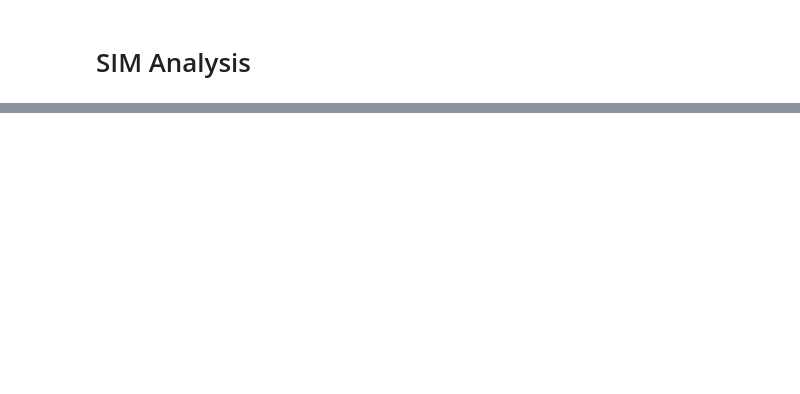
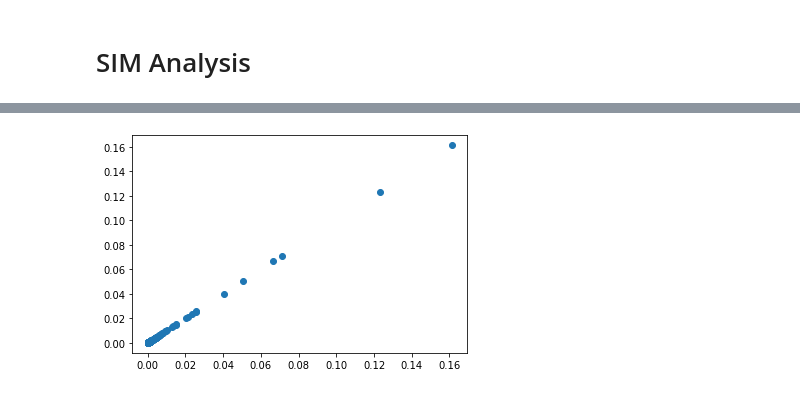
Before and after one commit to YannisZa/GeNSIT, a Jupyter notebook: notebooks/Reading outputs (work in progress).ipynb, the cells around one changed output, grey strips where cells are left out. Drawn from its saved outputs; the diff is of its cells as text; code cells hidden in the pictures; blank space fills up the shorter version.

```diff
--- a/notebooks/Reading outputs (work in progress).ipynb
+++ b/notebooks/Reading outputs (work in progress).ipynb
@@ -56,18 +53,20 @@ logger = setup_logger(
 settings = {
     "logging_mode": "INFO",
     "coordinate_slice": [
-        "da.destination_attraction_ts == str('destination_attraction_demand_ts_sum_normalised.txt')",
-        "da.cost_matrix == str('cost_matrix_large_diagonal_sum_normalised.txt')",
-        "da.bmax == 10944.0"
+        "da.loss_name == str(['dest_attraction_ts_likelihood_loss'])"
+    ],
+    #     "da.destination_attraction_ts == str('destination_attraction_demand_ts_sum_normalised.txt')",
+    #     "da.cost_matrix == str('cost_matrix_large_diagonal_sum_normalised.txt')",
+    #     "da.bmax == 10944.0"
         # "da.loss_name == str(['dest_attraction_ts_likelihood_loss'])",
         # "~da.title.isin([str('_unconstrained'), str('_total_constrained')])"
-    ],
+    # ],
     "metadata_keys":[],
     "burnin_thinning_trimming": [],
     # {'iter': {"burnin":10000, "thinning":90, "trimming":1000}}
     "n_workers": 1,
     "group_by":[],
     "filename_ending":"test",
-    "sample":["r2"],
+    "sample":["intensity"],
     "force_reload":True
 }
@@ -104,8 +101,8 @@ current_sweep_outputs.load()
 # %%
-# conf = Config(
-#     path = os.path.join(relative_experiment_dir,"config.json")
-# )
-# ins = Inputs(
-#     config = conf
-# )
-# ins.cast_to_xarray()
+conf = Config(
+    path = os.path.join(relative_experiment_dir,"config.json")
+)
+ins = Inputs(
+    config = conf
+)
+ins.cast_to_xarray()
@@ -150,2 +137,6 @@ plt.show()
 # %% [markdown]
 # SIM Analysis
+# %%
+current_data = current_sweep_outputs.get(4)
+print('# Sweeps:',len(current_sweep_outputs.data))
+print(current_data.data.alpha.coords.items())
@@ -151,0 +155,7 @@ plt.show()
+# %%
+_ = plt.scatter(
+    np.exp(current_data.data.log_destination_attraction).mean('id').values.squeeze(),
+    ins.data.destination_attraction_ts.squeeze()
+)
+# %% [output]
+[figure, added]
```
Also changed, not shown: parts of 12 cells of this notebook, 1 other file.
